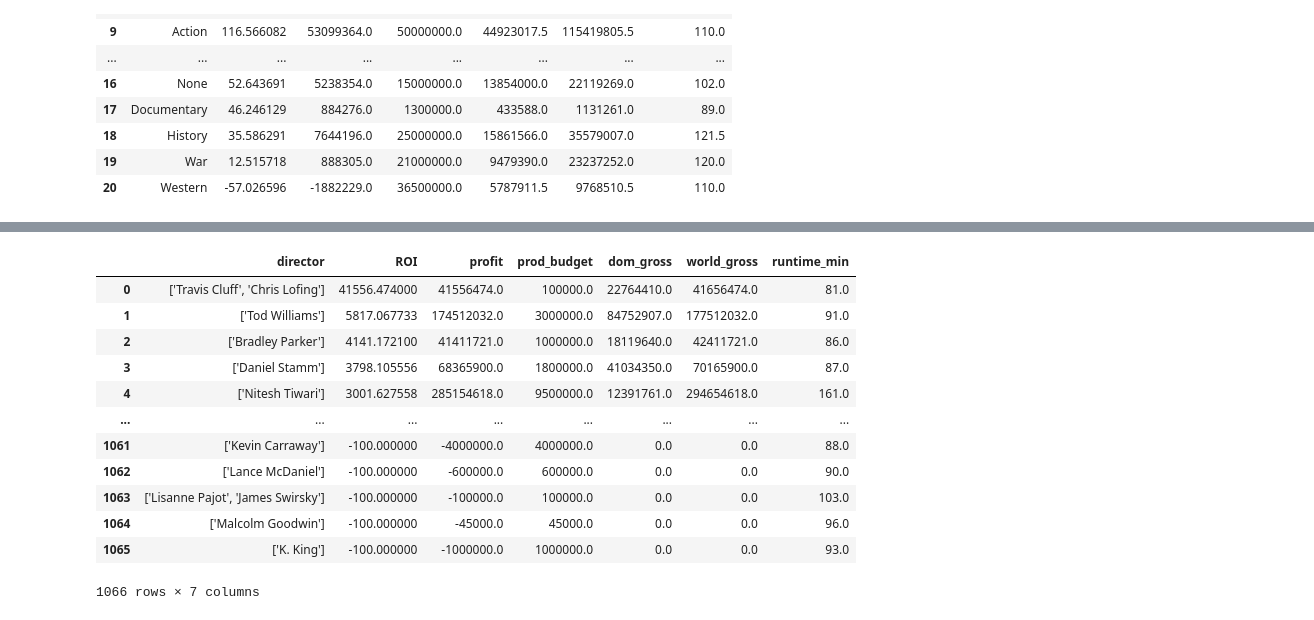
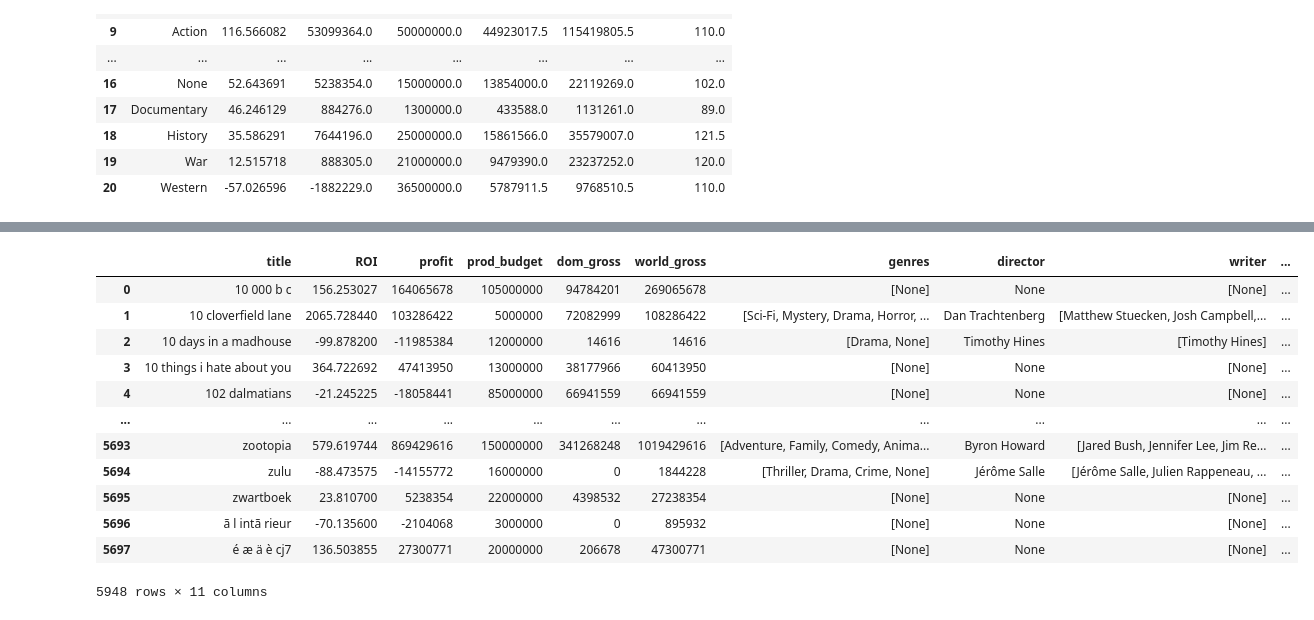
Before and after one commit to JoshuaGottlieb/Microsoft-Movie-Recommendation, a Jupyter notebook: Jocel-Folder/EDA.ipynb, the cells around one changed output, grey strips where cells are left out. Saved outputs shown, nothing was run; the diff lists cells and outputs as text; code cells hidden in the pictures.

```diff
--- a/Jocel-Folder/EDA.ipynb
+++ b/Jocel-Folder/EDA.ipynb
@@ -5,9 +5,8 @@ import seaborn as sns
 import matplotlib.pyplot as plt
 import plotly.express as px
 # %%
-df = pd.read_csv("../zippedData/merged_data.csv")
+df = pd.read_parquet('../zippedData/merged_data.parquet')
+df["release_date"] = df["release_date"].apply(pd.to_datetime)
 df
-
-# merged on "year"
 # %% [output]
 |  | title | ROI | profit | prod_budget | dom_gross | world_gross | genres | director | writer | ... |
@@ -25,5 +24,7 @@ df
 5698 rows × 11 columns
 # %%
-from ast import literal_eval
-df['genres'] = df['genres'].apply(literal_eval)
 test = df.explode('genres')
+test
+# movie_info_df["genres"] = movie_info_df["genres"].str.split(pat = "|")
+# movie_info_df = movie_info_df.explode("genres")
+# movie_info_df
@@ -73,20 +72,20 @@ fig.show();
 [interactive output not drawn]
 [interactive output not drawn]
 # %%
-grouped_median_by_director = test.groupby(["director"]).median().sort_values("ROI", ascending = False).reset_index()
-grouped_median_by_director
+test1 = df.explode("director")
+test1
 # %% [output]
-|  | director | ROI | profit | prod_budget | dom_gross | world_gross | runtime_min |
-| 0 | ['Travis Cluff', 'Chris Lofing'] | 41556.474000 | 41556474.0 | 100000.0 | 22764410.0 | 41656474.0 | 81.0 |
-| 1 | ['Tod Williams'] | 5817.067733 | 174512032.0 | 3000000.0 | 84752907.0 | 177512032.0 | 91.0 |
-| 2 | ['Bradley Parker'] | 4141.172100 | 41411721.0 | 1000000.0 | 18119640.0 | 42411721.0 | 86.0 |
-| 3 | ['Daniel Stamm'] | 3798.105556 | 68365900.0 | 1800000.0 | 41034350.0 | 70165900.0 | 87.0 |
-| 4 | ['Nitesh Tiwari'] | 3001.627558 | 285154618.0 | 9500000.0 | 12391761.0 | 294654618.0 | 161.0 |
-| ... | ... | ... | ... | ... | ... | ... | ... |
-| 1061 | ['Kevin Carraway'] | -100.000000 | -4000000.0 | 4000000.0 | 0.0 | 0.0 | 88.0 |
-| 1062 | ['Lance McDaniel'] | -100.000000 | -600000.0 | 600000.0 | 0.0 | 0.0 | 90.0 |
-| 1063 | ['Lisanne Pajot', 'James Swirsky'] | -100.000000 | -100000.0 | 100000.0 | 0.0 | 0.0 | 103.0 |
-| 1064 | ['Malcolm Goodwin'] | -100.000000 | -45000.0 | 45000.0 | 0.0 | 0.0 | 96.0 |
-| 1065 | ['K. King'] | -100.000000 | -1000000.0 | 1000000.0 | 0.0 | 0.0 | 93.0 |
+|  | title | ROI | profit | prod_budget | dom_gross | world_gross | genres | director | writer | ... |
+| 0 | 10 000 b c | 156.253027 | 164065678 | 105000000 | 94784201 | 269065678 | [None] | None | [None] | ... |
+| 1 | 10 cloverfield lane | 2065.728440 | 103286422 | 5000000 | 72082999 | 108286422 | [Sci-Fi, Mystery, Drama, Horror, ... | Dan Trachtenberg | [Matthew Stuecken, Josh Campbell,... | ... |
+| 2 | 10 days in a madhouse | -99.878200 | -11985384 | 12000000 | 14616 | 14616 | [Drama, None] | Timothy Hines | [Timothy Hines] | ... |
+| 3 | 10 things i hate about you | 364.722692 | 47413950 | 13000000 | 38177966 | 60413950 | [None] | None | [None] | ... |
+| 4 | 102 dalmatians | -21.245225 | -18058441 | 85000000 | 66941559 | 66941559 | [None] | None | [None] | ... |
+| ... | ... | ... | ... | ... | ... | ... | ... | ... | ... | ... |
+| 5693 | zootopia | 579.619744 | 869429616 | 150000000 | 341268248 | 1019429616 | [Adventure, Family, Comedy, Anima... | Byron Howard | [Jared Bush, Jennifer Lee, Jim Re... | ... |
+| 5694 | zulu | -88.473575 | -14155772 | 16000000 | 0 | 1844228 | [Thriller, Drama, Crime, None] | Jérôme Salle | [Jérôme Salle, Julien Rappeneau, ... | ... |
+| 5695 | zwartboek | 23.810700 | 5238354 | 22000000 | 4398532 | 27238354 | [None] | None | [None] | ... |
+| 5696 | ã l intã rieur | -70.135600 | -2104068 | 3000000 | 0 | 895932 | [None] | None | [None] | ... |
+| 5697 | é æ ä è cj7 | 136.503855 | 27300771 | 20000000 | 206678 | 47300771 | [None] | None | [None] | ... |
-1066 rows × 7 columns
+5948 rows × 11 columns
 # %%
```
Also changed, not shown: parts of 9 cells of this notebook.
